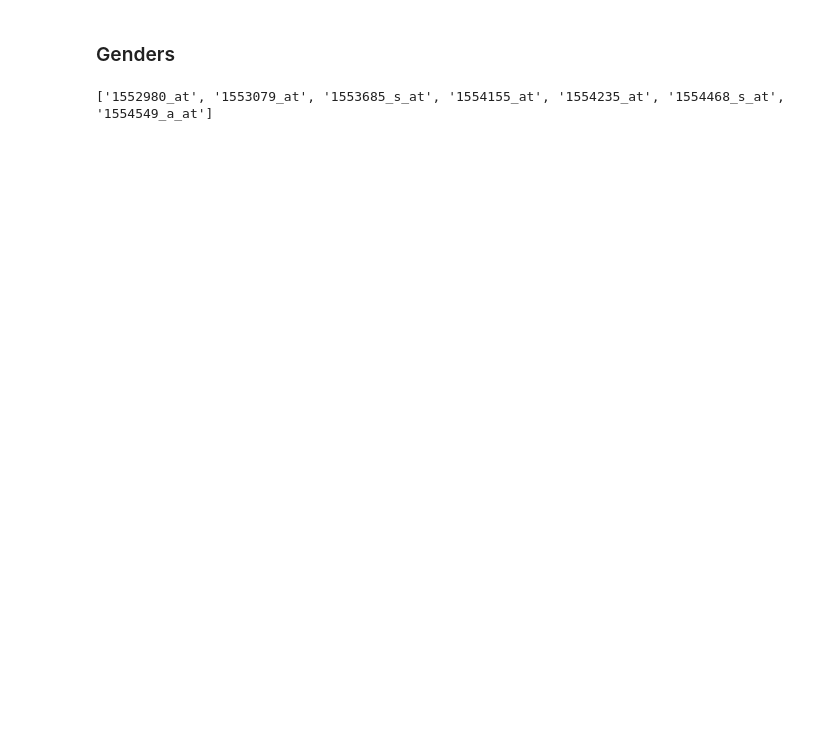
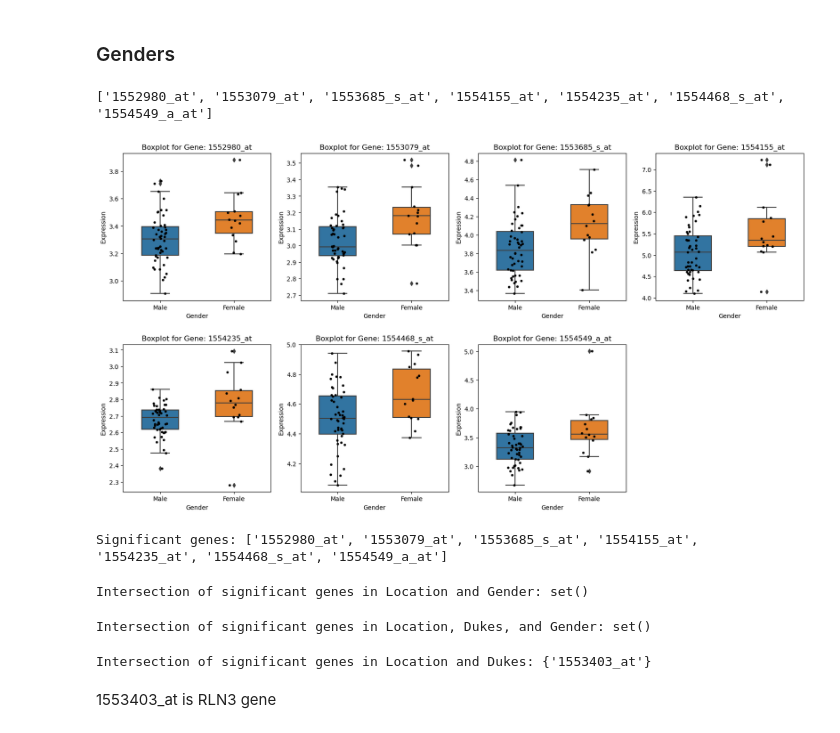
Before and after one commit to chira-ploy/CRC-DataViz-EDA, a Jupyter notebook: MergeData_Analysis.ipynb, the cells around one changed output. Saved outputs shown, nothing was run; the diff lists cells and outputs as text; code cells hidden in the pictures; blank space fills up the shorter version.

```diff
--- a/MergeData_Analysis.ipynb
+++ b/MergeData_Analysis.ipynb
@@ -260,3 +258,29 @@ significant_genes, df_ANOVA_all = geneEx_ANOVA(df_merge_working, 'Gender', 0.01)
 print (significant_genes)
 # %% [output]
 ['1552980_at', '1553079_at', '1553685_s_at', '1554155_at', '1554235_at', '1554468_s_at', '1554549_a_at']
+# %%
+significant_genes_Gender = main(df_merge_working, 'Gender', 0.01)
+print(f"Significant genes: {significant_genes}")
+# %% [output]
+[figure, added]
+Significant genes: ['1552980_at', '1553079_at', '1553685_s_at', '1554155_at', '1554235_at', '1554468_s_at', '1554549_a_at']
+# %%
+#find the intersection of the lists
+intersection_genes = set(significant_genes_Location).intersection(set(significant_genes_Gender))
+
+print(f"Intersection of significant genes in Location and Gender: {intersection_genes}")
+# %% [output]
+Intersection of significant genes in Location and Gender: set()
+# %%
+intersection_genes = set(significant_genes_Location).intersection(set(significant_genes_Dukes), set(significant_genes_Gender))
+
+print(f"Intersection of significant genes in Location, Dukes, and Gender: {intersection_genes}")
+# %% [output]
+Intersection of significant genes in Location, Dukes, and Gender: set()
+# %%
+intersection_genes = set(significant_genes_Location).intersection(set(significant_genes_Dukes))
+print(f"Intersection of significant genes in Location and Dukes: {intersection_genes}")
+# %% [output]
+Intersection of significant genes in Location and Dukes: {'1553403_at'}
+# %% [markdown]
+1553403_at is RLN3 gene
```
Also changed, not shown: parts of 31 cells of this notebook.
